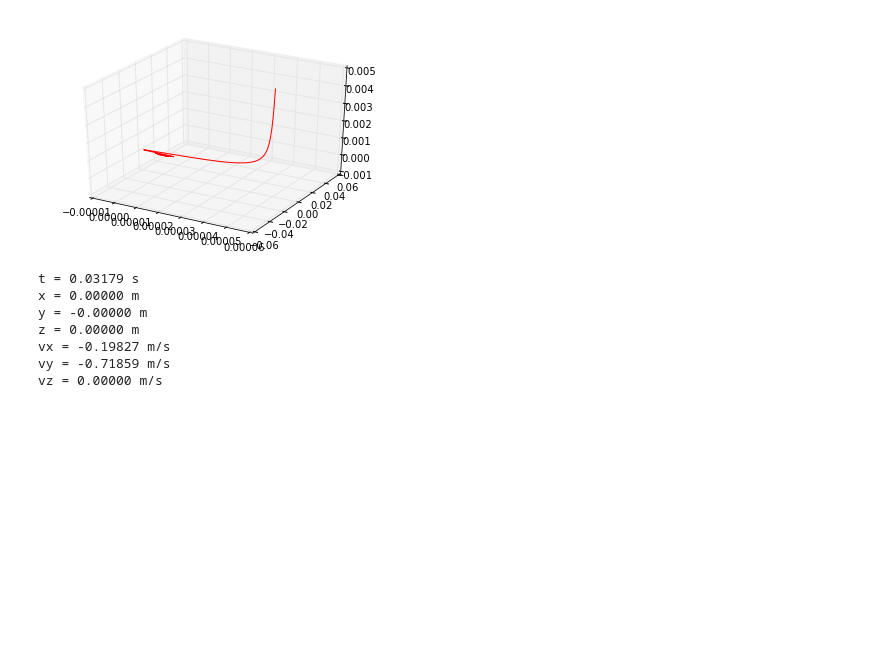
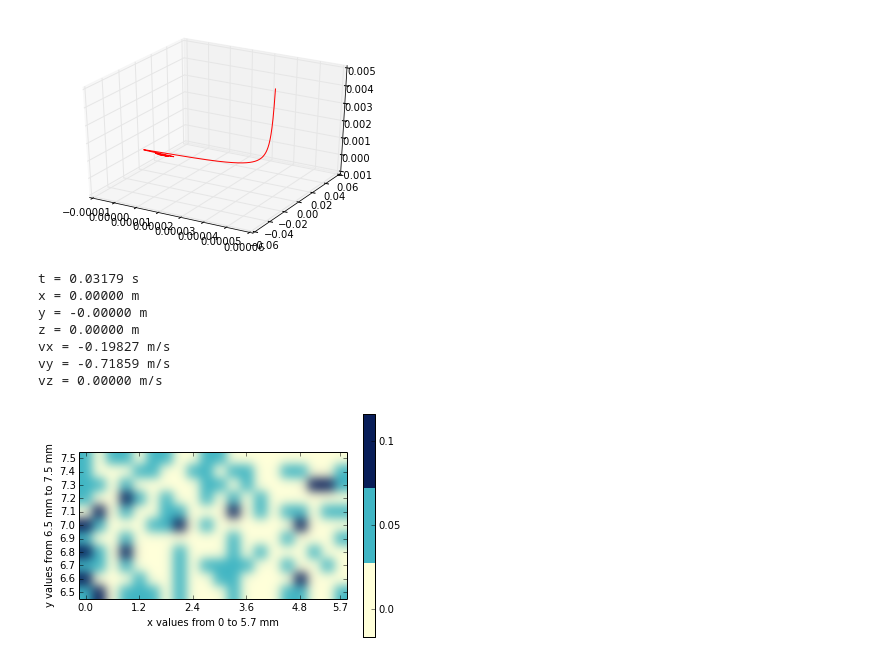
Before and after one commit to ShayanArman/cesiumatomdipoletrap, a Jupyter notebook: atom trajectory.ipynb, the cells around one changed output. Saved outputs shown, nothing was run; the diff lists cells and outputs as text; code cells hidden in the pictures; blank space fills up the shorter version.

```diff
--- a/atom trajectory.ipynb
+++ b/atom trajectory.ipynb
@@ -129,3 +128,66 @@ z = 0.00000 m
 vx = -0.19827 m/s
 vy = -0.71859 m/s
 vz = 0.00000 m/s
+# %%
+%matplotlib inline
+import matplotlib.pyplot as plt
+import numpy as np
+import matplotlib.cm as cm
+import matplotlib.colors as mcolors
+
+def colorbar_index(ncolors, cmap):
+    cmap = cmap_discretize(cmap, ncolors)
+    mappable = cm.ScalarMappable(cmap=cmap)
+    mappable.set_array([])
+    mappable.set_clim(-0.5, ncolors+0.5)
+    colorbar = plt.colorbar(mappable)
+    colorbar.set_ticks(np.linspace(0, ncolors, ncolors))
+    colorbar.set_ticklabels([0.0, 0.05, 0.1])
+
+def cmap_discretize(cmap, N):
+    """Return a discrete colormap from the continuous colormap cmap.
+
+        cmap: colormap instance, eg. cm.jet.
+        N: number of colors.
+
+    Example
+        x = resize(arange(100), (5,100))
+        djet = cmap_discretize(cm.jet, 5)
+        imshow(x, cmap=djet)
+    """
+
+    if type(cmap) == str:
+        cmap = plt.get_cmap(cmap)
+    colors_i = np.concatenate((np.linspace(0, 1., N), (0.,0.,0.,0.)))
+    colors_rgba = cmap(colors_i)
+    indices = np.linspace(0, 1., N+1)
+    cdict = {}
+    for ki,key in enumerate(('red','green','blue')):
+        cdict[key] = [ (indices[i], colors_rgba[i-1,ki], colors_rgba[i,ki])
+                       for i in xrange(N+1) ]
+    # Return colormap object.
+    return mcolors.LinearSegmentedColormap(cmap.name + "_%d"%N, cdict, 1024)
+
+fig, ax = plt.subplots()
+# A = np.random.random((10,10))*10
+A = [[0.05, 0.1, 0.0, 0.05, 0.05, 0.05, 0.0, 0.05, 0.0, 0.0, 0.0, 0.05, 0.0, 0.0, 0.0, 0.05, 0.05, 0.0, 0.0, 0.05], [0.1, 0.0, 0.0, 0.0, 0.05, 0.0, 0.0, 0.05, 0.0, 0.0, 0.05, 0.05, 0.0, 0.0, 0.0, 0.0, 0.1, 0.0, 0.0, 0.0], [0.05, 0.05, 0.0, 0.05, 0.0, 0.0, 0.0, 0.05, 0.0, 0.05, 0.05, 0.05, 0.05, 0.0, 0.0, 0.05, 0.0, 0.0, 0.05, 0.0], [0.1, 0.05, 0.0, 0.1, 0.0, 0.0, 0.0, 0.05, 0.0, 0.0, 0.0, 0.05, 0.0, 0.05, 0.0, 0.0, 0.0, 0.05, 0.0, 0.0], [0.05, 0.0, 0.0, 0.05, 0.0, 0.0, 0.0, 0.0, 0.0, 0.0, 0.0, 0.05, 0.0, 0.0, 0.0, 0.05, 0.0, 0.0, 0.0, 0.05], [0.1, 0.05, 0.0, 0.0, 0.0, 0.05, 0.05, 0.1, 0.0, 0.05, 0.0, 0.0, 0.0, 0.0, 0.0, 0.0, 0.1, 0.0, 0.0, 0.0], [0.0, 0.1, 0.0, 0.05, 0.0, 0.0, 0.05, 0.05, 0.0, 0.0, 0.0, 0.1, 0.0, 0.05, 0.0, 0.05, 0.05, 0.0, 0.05, 0.05], [0.05, 0.0, 0.0, 0.1, 0.05, 0.0, 0.05, 0.0, 0.0, 0.05, 0.0, 0.05, 0.0, 0.05, 0.0, 0.0, 0.0, 0.0, 0.0, 0.0], [0.05, 0.05, 0.0, 0.05, 0.0, 0.0, 0.0, 0.0, 0.0, 0.05, 0.05, 0.0, 0.05, 0.0, 0.0, 0.0, 0.0, 0.1, 0.1, 0.05], [0.05, 0.0, 0.0, 0.0, 0.05, 0.05, 0.0, 0.0, 0.05, 0.05, 0.0, 0.05, 0.05, 0.0, 0.0, 0.05, 0.05, 0.0, 0.0, 0.05], [0.05, 0.0, 0.05, 0.05, 0.0, 0.05, 0.05, 0.0, 0.0, 0.05, 0.05, 0.0, 0.0, 0.0, 0.0, 0.0, 0.0, 0.0, 0.0, 0.0]]
+A.reverse()
+
+cmap = plt.get_cmap('YlGnBu')
+ax.imshow(A, interpolation='gaussian', cmap=cmap)
+colorbar_index(ncolors=3, cmap=cmap)
+fig.canvas.draw()
+labels = [item.get_text() for item in ax.get_xticklabels()]
+labels[4] = 'F'
+ax.set_xticks([0, 4, 8, 12, 16, 19])
+ax.set_xticklabels(['0.0', '1.2', '2.4', '3.6', '4.8', '5.7'])
+ax.set_yticks([x for x in range(11)])
+y_tick_labels = [str(y*1000) for y in np.arange(6.5e-3, 7.5e-3, .1e-3)]
+y_tick_labels.append('7.5')
+y_tick_labels.reverse()
+ax.set_yticklabels(y_tick_labels)
+plt.xlabel('x values from 0 to 5.7 mm')
+plt.ylabel('y values from 6.5 mm to 7.5 mm')
+plt.show()
+# %% [output]
+[figure, added]
```
Also changed, not shown: parts of 1 cell of this notebook, 4 other files.
